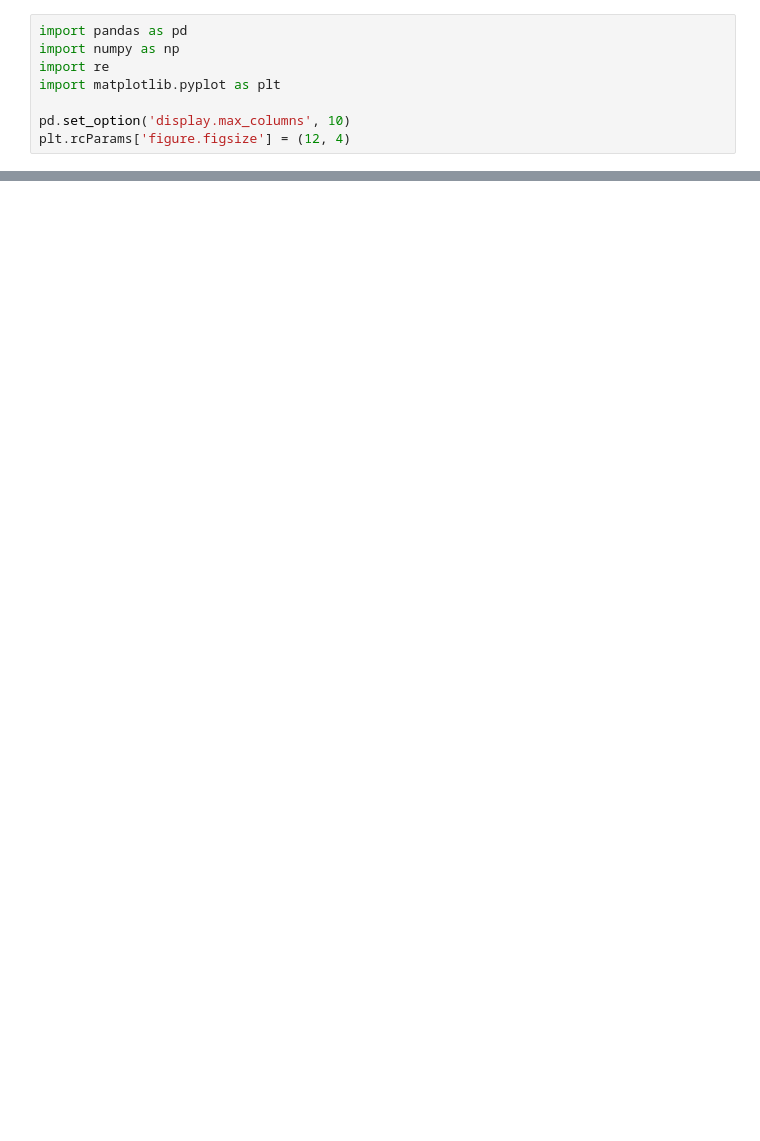
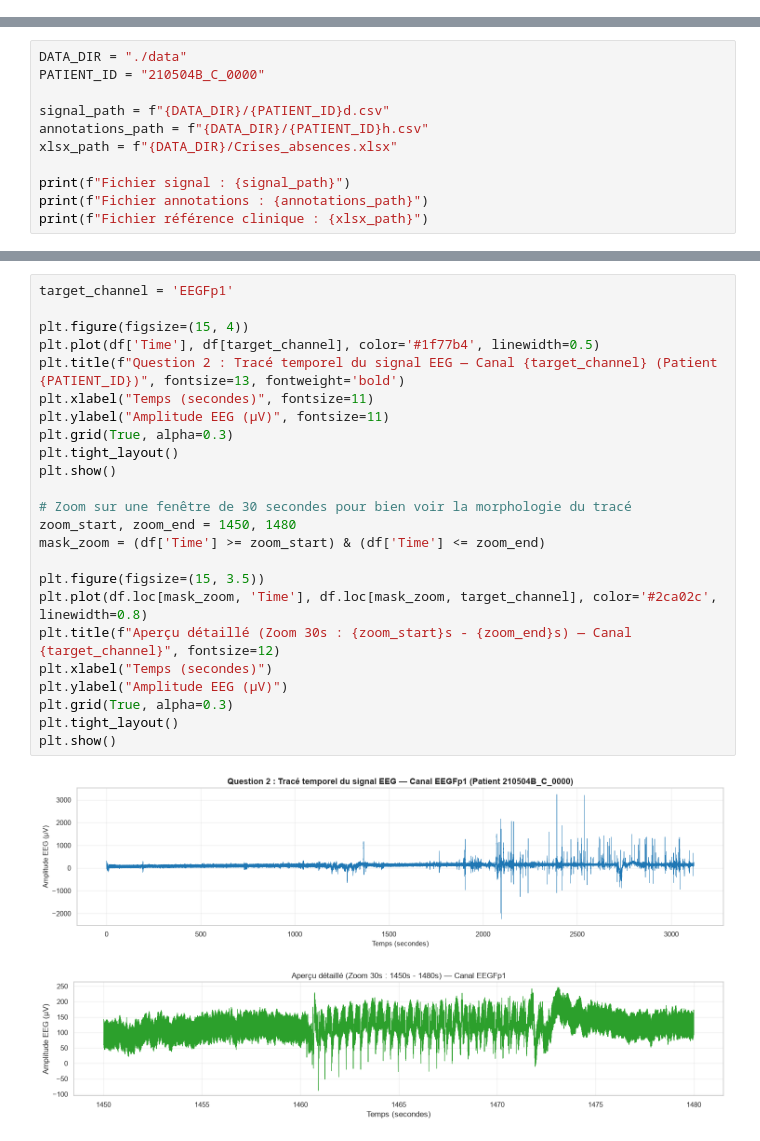
Before and after one commit to eya-boukeri/EEG-Absence-Seizure-Detection, a Jupyter notebook: mini_projet_eeg.ipynb, the cells around one changed output, grey strips where cells are left out. Saved outputs shown, nothing was run; the diff lists cells and outputs as text; blank space fills up the shorter version.

Commit message:
changement de patient

```diff
--- a/mini_projet_eeg.ipynb
+++ b/mini_projet_eeg.ipynb
@@ -10,8 +0,0 @@ Les crises d'absence elles-mêmes (début/fin par patient) sont dans le fichier
-# %%
-import pandas as pd
-import numpy as np
-import re
-import matplotlib.pyplot as plt
-
-pd.set_option('display.max_columns', 10)
-plt.rcParams['figure.figsize'] = (12, 4)
@@ -451,0 +24,11 @@ df_windows.head()
+# %%
+DATA_DIR = "./data"
+PATIENT_ID = "210504B_C_0000"
+
+signal_path = f"{DATA_DIR}/{PATIENT_ID}d.csv"
+annotations_path = f"{DATA_DIR}/{PATIENT_ID}h.csv"
+xlsx_path = f"{DATA_DIR}/Crises_absences.xlsx"
+
+print(f"Fichier signal : {signal_path}")
+print(f"Fichier annotations : {annotations_path}")
+print(f"Fichier référence clinique : {xlsx_path}")
@@ -451,0 +104,27 @@ df_windows.head()
+# %%
+target_channel = 'EEGFp1'
+
+plt.figure(figsize=(15, 4))
+plt.plot(df['Time'], df[target_channel], color='#1f77b4', linewidth=0.5)
+plt.title(f"Question 2 : Tracé temporel du signal EEG — Canal {target_channel} (Patient {PATIENT_ID})", fontsize=13, fontweight='bold')
+plt.xlabel("Temps (secondes)", fontsize=11)
+plt.ylabel("Amplitude EEG (µV)", fontsize=11)
+plt.grid(True, alpha=0.3)
+plt.tight_layout()
+plt.show()
+
+# Zoom sur une fenêtre de 30 secondes pour bien voir la morphologie du tracé
+zoom_start, zoom_end = 1450, 1480
+mask_zoom = (df['Time'] >= zoom_start) & (df['Time'] <= zoom_end)
+
+plt.figure(figsize=(15, 3.5))
+plt.plot(df.loc[mask_zoom, 'Time'], df.loc[mask_zoom, target_channel], color='#2ca02c', linewidth=0.8)
+plt.title(f"Aperçu détaillé (Zoom 30s : {zoom_start}s - {zoom_end}s) — Canal {target_channel}", fontsize=12)
+plt.xlabel("Temps (secondes)")
+plt.ylabel("Amplitude EEG (µV)")
+plt.grid(True, alpha=0.3)
+plt.tight_layout()
+plt.show()
+# %% [output]
+[figure, added]
+[figure, added]
```
Also changed, not shown: parts of 64 cells of this notebook.
